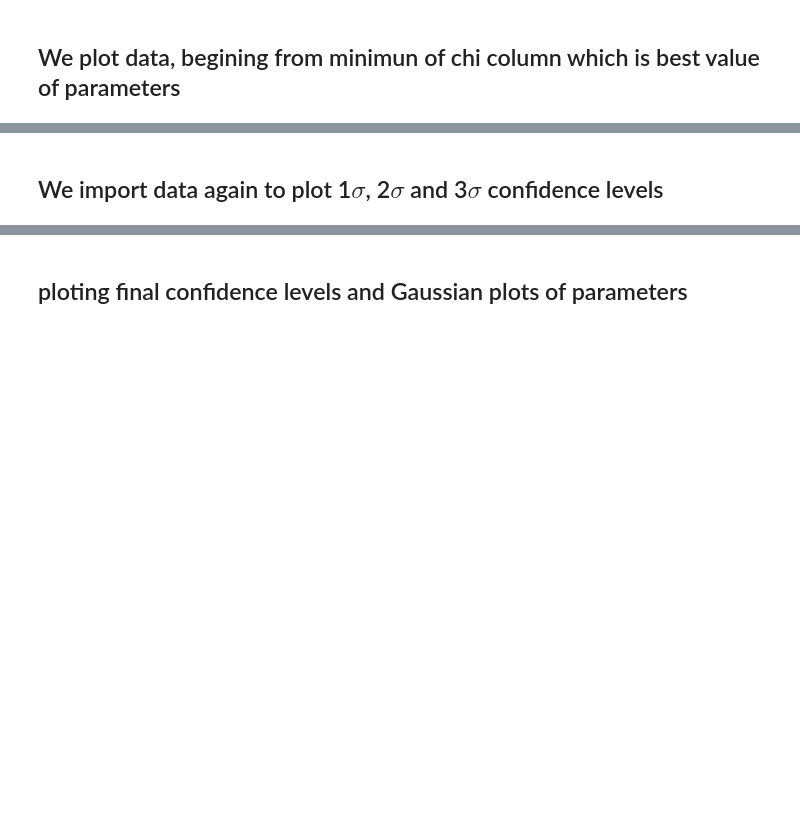
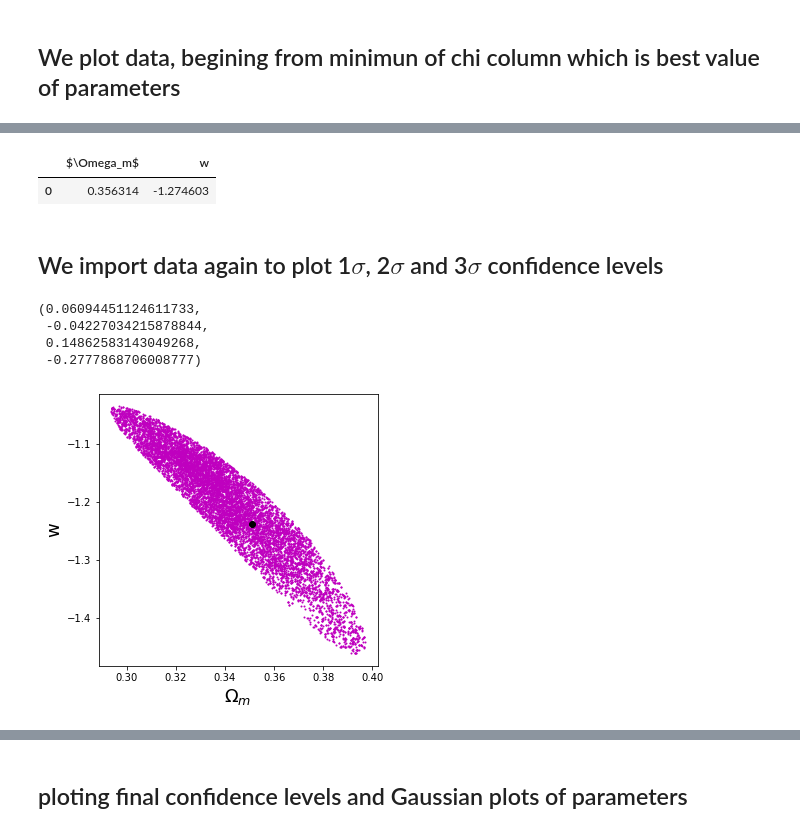
Before and after one commit to nooshinehz/Best_values_and_contours, a Jupyter notebook: countors_MCMC.ipynb, the cells around one changed output, grey strips where cells are left out. Saved outputs shown, nothing was run; the diff lists cells and outputs as text; code cells hidden in the pictures; blank space fills up the shorter version.

```diff
--- a/countors_MCMC.ipynb
+++ b/countors_MCMC.ipynb
@@ -57,36 +79,59 @@ fp
+# %%
+# omega_best= df[r'$\Omega_m$'].mean()
+# w_best= fp['w'].mean()
+
+data=[df[r'$\Omega_m$'].mean(), df['w'].mean()]
+
+best= pd.DataFrame(data, [r'$\Omega_m$', 'w'])
+best= best.T
+best
+# %% [output]
+|  | $\Omega_m$ | w |
+| 0 | 0.356314 | -1.274603 |
 # %% [markdown]
 ## We import data again to plot 1$\sigma$, 2$\sigma$ and 3$\sigma$ confidence levels
 # %%
 
 cwd = os.getcwd()
 path_data = cwd+'/data/Supernova-chain-15000.txt'
 
 data = np.genfromtxt(path_data)
 da = pd.DataFrame(data)
 da.columns = [ 'ones', 'zeros' ,r'$\Omega_m$', 'w', 'chi']
 da = da.drop(['ones', 'zeros'], axis =1)
 
 # Forming Subsample_1 to Plot data in 1sigma confidence level (for n= 2 & CL= 68.27%, limit line of 1 sigma CL is chi-chi(min)<2.3)
 sbs_1 = da[da.chi-(da['chi'].min()) < 2.3]
 
 plt.rcParams["figure.figsize"] = (5,5)
 
-plt.plot(sbs_1[r'$\Omega_m$'], sbs_1['w'], 'mo', markersize = 1)
+a= sbs_1[r'$\Omega_m$']
+b= sbs_1['w']
+
+plt.plot(a, b,  'mo', markersize = 1)
 plt.plot( fp[r'$\Omega_m$'], fp['w'], 'ko' )
 plt.xlabel(r'$\Omega_m$', fontsize = 18);
 plt.ylabel('w', fontsize = 18);
 
+
+
 # 1 sigma error for "Omega_m" parameter
-U_err_om_1 = (sbs_1[r'$\Omega_m$'].max()) - (sbs_1[r'$\Omega_m$'].mean())
-D_err_om_1 = (sbs_1[r'$\Omega_m$'].min()) - (sbs_1[r'$\Omega_m$'].mean())
+U_err_om_1 = (sbs_1[r'$\Omega_m$'].max()) - (da[r'$\Omega_m$'].mean())
+D_err_om_1 = (sbs_1[r'$\Omega_m$'].min()) - (da[r'$\Omega_m$'].mean())
 
 # 1 sigma error for "w" parameter
-U_err_w_1 = (sbs_1['w'].max()) - (sbs_1['w'].mean())
-D_err_w_1 = (sbs_1['w'].min()) - (sbs_1['w'].mean())
+U_err_w_1 = (sbs_1['w'].max()) - (da['w'].mean())
+D_err_w_1 = (sbs_1['w'].min()) - (da['w'].mean())
 
 
 
 U_err_om_1, D_err_om_1, U_err_w_1, D_err_w_1
+# %% [output]
+(0.06094451124611733,
+ -0.04227034215878844,
+ 0.14862583143049268,
+ -0.2777868706008777)
+[figure, added]
 # %%
 # subsample_1=da[da.chi-(1032.4620111882687)<2.3]
 # other_than_subsample_1=da.drop(subsample_1.index)
```
Also changed, not shown: parts of 10 cells of this notebook.
